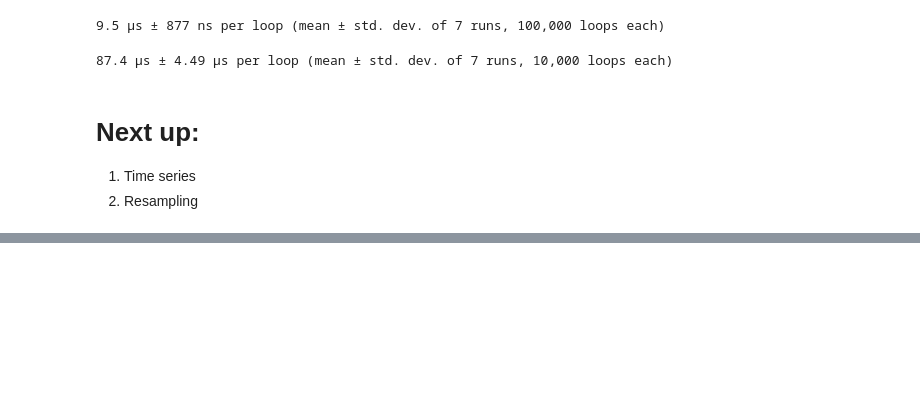
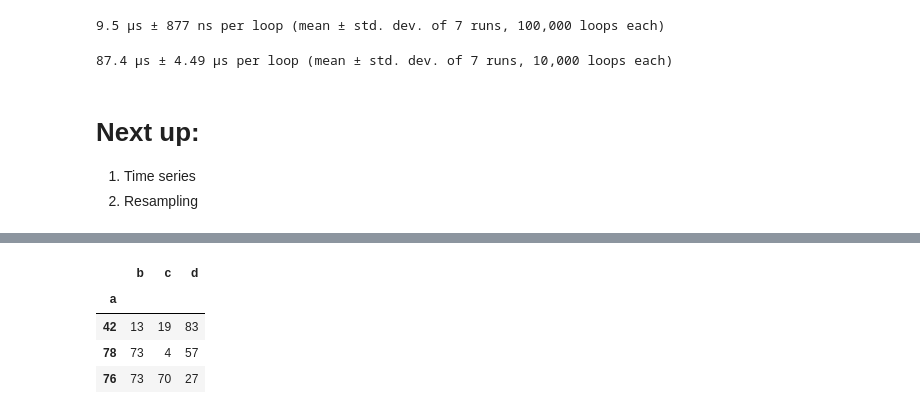
Before and after one commit to reuven/oreilly-2022-07July-analytics, a Jupyter notebook: 2022-08Aug-23.ipynb, the cells around one changed output, grey strips where cells are left out. Drawn from its saved outputs; the diff is of its cells as text; code cells hidden in the pictures; blank space fills up the shorter version.

```diff
--- a/2022-08Aug-23.ipynb
+++ b/2022-08Aug-23.ipynb
@@ -1596,0 +1617,9 @@ Every data frame has an index. By default, it is numeric. We can define it when
+# %%
+df = df.set_index('a')
+df
+# %% [output]
+|  | b | c | d |
+| a |  |  |  |
+| 42 | 13 | 19 | 83 |
+| 78 | 73 | 4 | 57 |
+| 76 | 73 | 70 | 27 |
```
Also changed, not shown: parts of 4 cells of this notebook.
